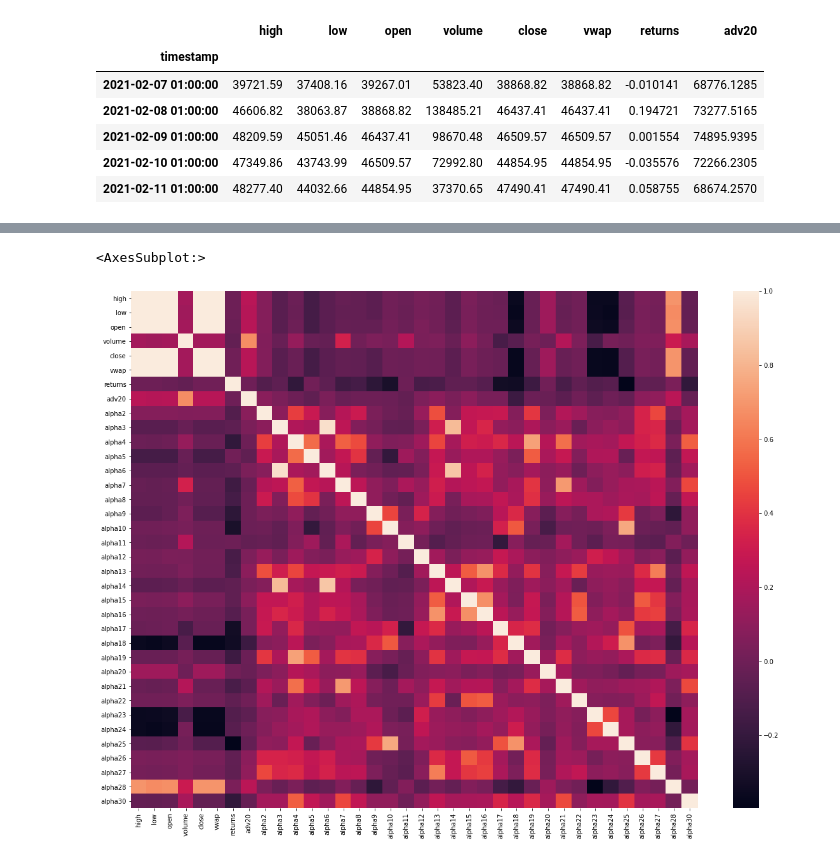
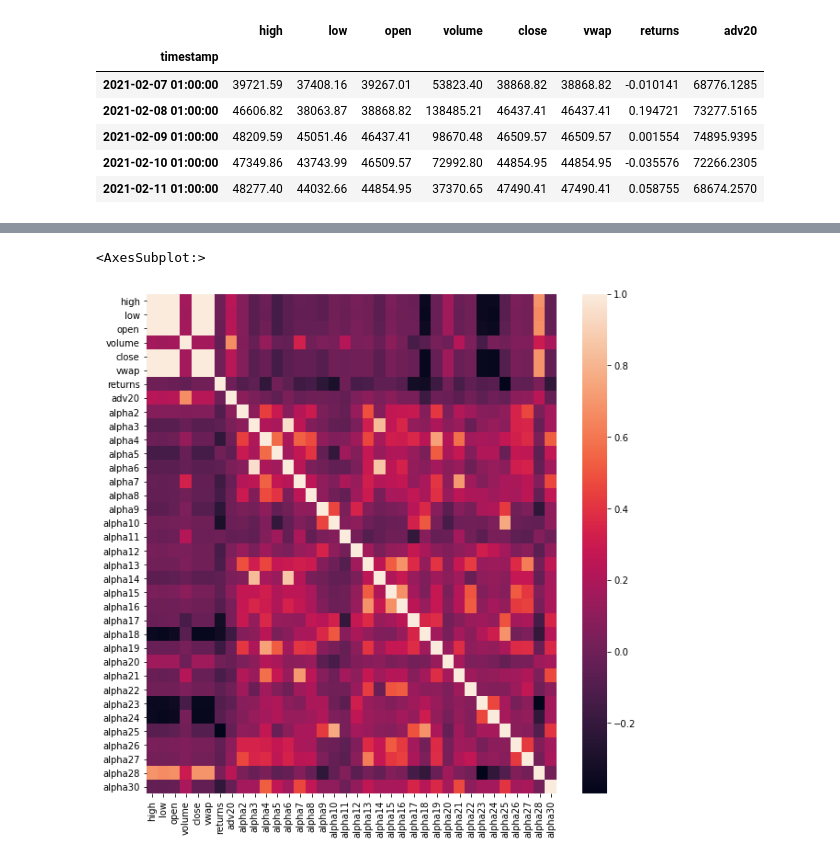
Before and after one commit to jaNGOB/101Alphas, a Jupyter notebook: create_features_set.ipynb, the cells around one changed output, grey strips where cells are left out. Cells and saved outputs as stored; diff of their text form; code cells hidden in the pictures.

```diff
--- a/create_features_set.ipynb
+++ b/create_features_set.ipynb
@@ -34,6 +44,6 @@ df = df.drop(['alpha1', 'alpha29'], axis=1)
 # %%
-plt.subplots(figsize=(20,15))
+plt.subplots(figsize=(10,10))
 sns.heatmap(df.corr(), xticklabels=1, yticklabels=1)
 # %% [output]
 <AxesSubplot:>
-[figure, old version]
+[figure, new version]
```
Also changed, not shown: parts of 4 cells of this notebook.
